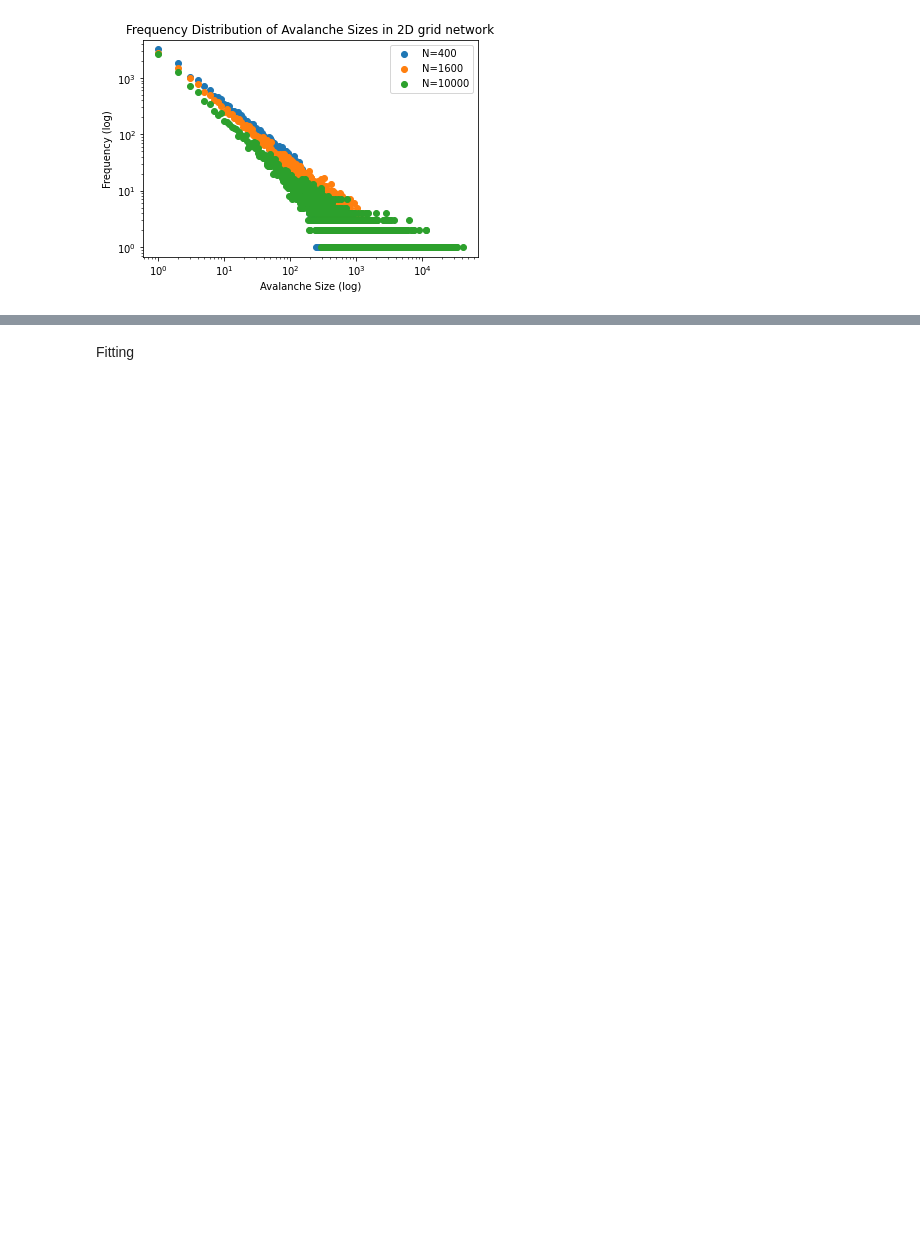
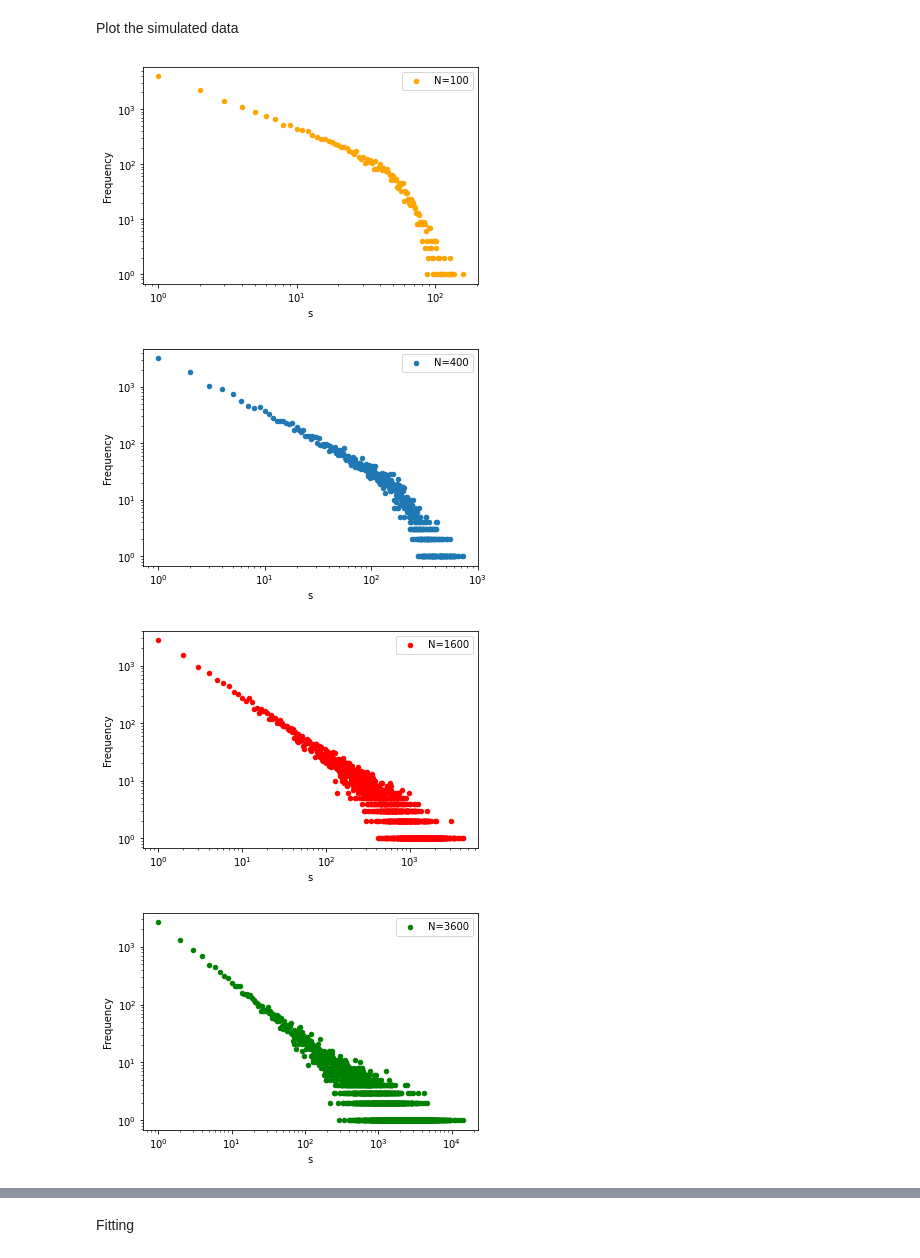
Before and after one commit to rkoevoets/complex-system-simulation, a Jupyter notebook: 2d grid network.ipynb, the cells around one changed output, grey strips where cells are left out. Cells and saved outputs as stored; diff of their text form; code cells hidden in the pictures; blank space fills up the shorter version.

```diff
--- a/2d grid network.ipynb
+++ b/2d grid network.ipynb
@@ -66,3 +65,7 @@ For different network size
+# %%
+grid_network_10 = create_2d_grid_graph(10, 10)
+grid_network_model_10 = NeuronModel(grid_network_10)
+grid_network_data_10 = np.array(grid_network_model_10.run(50000))  # number of steps
 # %%
 grid_network_20 = create_2d_grid_graph(20, 20)
 grid_network_model_20 = NeuronModel(grid_network_20)
@@ -76,28 +79,74 @@ grid_network_100 = create_2d_grid_graph(100, 100)
 grid_network_model_100 = NeuronModel(grid_network_100)
 grid_network_data_100 = np.array(grid_network_model_100.run(50000))  # number of steps
+# %%
+grid_network_60 = create_2d_grid_graph(60, 60)
+grid_network_model_60 = NeuronModel(grid_network_60)
+grid_network_data_60 = np.array(grid_network_model_60.run(50000))  # number of steps
+# %% [markdown]
+Plot the simulated data
 # %%
 # Calculate the unique avalanche sizes and their frequencies
+avalanche_sizes_grid_10, frequencies_grid_10 = np.unique(grid_network_data_10, return_counts=True)
 avalanche_sizes_grid_20, frequencies_grid_20 = np.unique(grid_network_data_20, return_counts=True)
 avalanche_sizes_grid_40, frequencies_grid_40 = np.unique(grid_network_data_40, return_counts=True)
-avalanche_sizes_grid_100, frequencies_grid_100 = np.unique(grid_network_data_100, return_counts=True)
+avalanche_sizes_grid_60, frequencies_grid_60 = np.unique(grid_network_data_60, return_counts=True)
 
 # Plot the data points on a log-log scale
 plt.figure()
-plt.scatter(avalanche_sizes_grid_20, frequencies_grid_20, label="N=400")
-plt.scatter(avalanche_sizes_grid_40, frequencies_grid_40, label="N=1600")
-plt.scatter(avalanche_sizes_grid_100, frequencies_grid_100, label="N=10000")
-
+plt.scatter(avalanche_sizes_grid_10, frequencies_grid_10, s= 20, color ="orange", label="N=100")
 # Set log-log scale
 plt.xscale('log')
 plt.yscale('log')
-
 # Add labels and title
-plt.xlabel('Avalanche Size (log)')
-plt.ylabel('Frequency (log)')
-plt.title('Frequency Distribution of Avalanche Sizes in 2D grid network')
+plt.xlabel('s')
+plt.ylabel('Frequency')
+#plt.title('Frequency Distribution of Avalanche Sizes in 2D grid network')
 plt.legend()
-
+plt.savefig('2d_grid_graph_N100_scatter.png', dpi = 300)
 # Show the plot
 plt.show()
+
+plt.figure()
+plt.scatter(avalanche_sizes_grid_20, frequencies_grid_20, s= 20, label="N=400")
+# Set log-log scale
+plt.xscale('log')
+plt.yscale('log')
+# Add labels and title
+plt.xlabel('s')
+plt.ylabel('Frequency')
+#plt.title('Frequency Distribution of Avalanche Sizes in 2D grid network')
+plt.legend()
+plt.savefig('2d_grid_graph_N400_scatter.png', dpi = 300)
+# Show the plot
+plt.show()
+
+plt.figure()
+plt.scatter(avalanche_sizes_grid_40, frequencies_grid_40, s= 20, color = "r", label="N=1600")
+# Set log-log scale
+plt.xscale('log')
+plt.yscale('log')
+# Add labels and title
+plt.xlabel('s')
+plt.ylabel('Frequency')
+#plt.title('Frequency Distribution of Avalanche Sizes in 2D grid network')
+plt.legend()
+# Show the plot
+plt.savefig('2d_grid_graph_N1600_scatter.png', dpi = 300)
+plt.show()
+
+plt.figure()
+plt.scatter(avalanche_sizes_grid_60, frequencies_grid_60, s= 20, color= "g", label="N=3600")
+# Set log-log scale
+plt.xscale('log')
+plt.yscale('log')
+# Add labels and title
+plt.xlabel('s')
+plt.ylabel('Frequency')
+#plt.title('Frequency Distribution of Avalanche Sizes in 2D grid network')
+plt.legend()
+plt.savefig('2d_grid_graph_N3600_scatter.png', dpi = 300)
 # %% [output]
-[figure, old version]
+[figure, new version]
+[figure, added]
+[figure, added]
+[figure, added]
```
Also changed, not shown: parts of 23 cells of this notebook, 6 other files.
